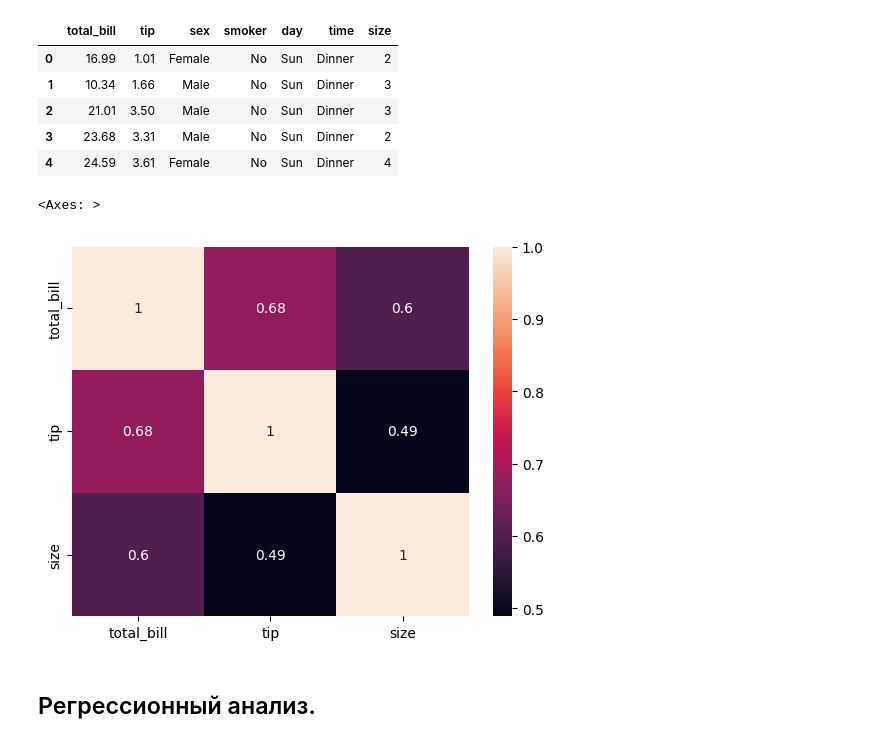
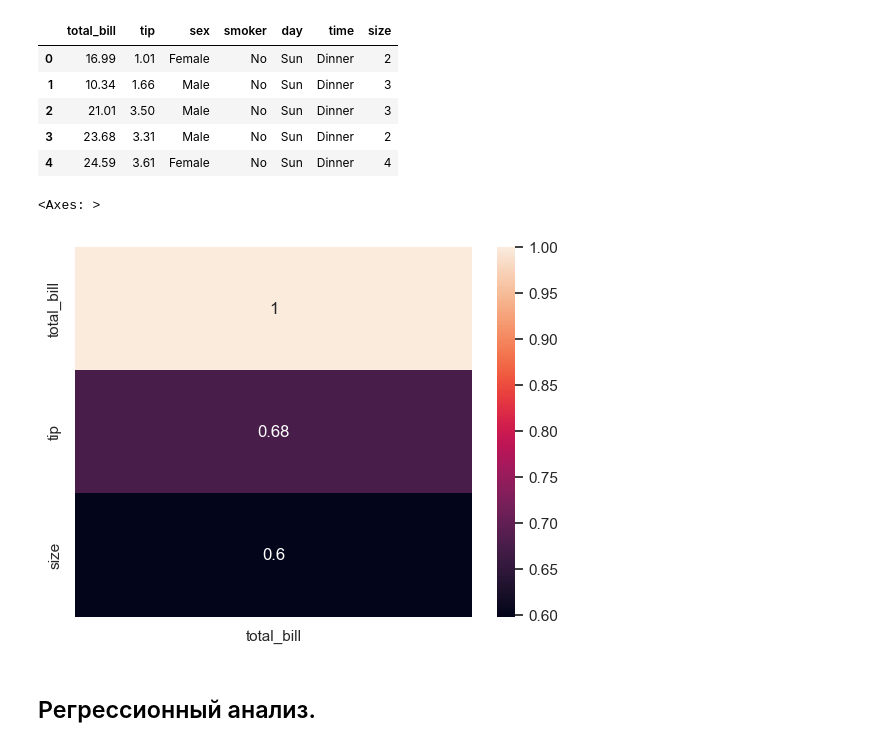
Before and after one commit to KrystynaIsakova/ICH-190424-dae, a Jupyter notebook: Lesson8.ipynb, the cells around one changed output. Saved outputs shown, nothing was run; the diff lists cells and outputs as text; code cells hidden in the pictures.

```diff
--- a/Lesson8.ipynb
+++ b/Lesson8.ipynb
@@ -82,10 +93,10 @@ tips.head()
 # %%
 #heatmap
 corr = tips.corr(numeric_only=True)
-sns.heatmap(corr, annot=True)
+sns.heatmap(corr[['total_bill']], annot=True)
 # %% [output]
 <Axes: >
-[figure, old version]
+[figure, new version]
 # %% [markdown]
 Регрессионный анализ.
 --
```
Also changed, not shown: parts of 20 cells of this notebook, 5 other files.
